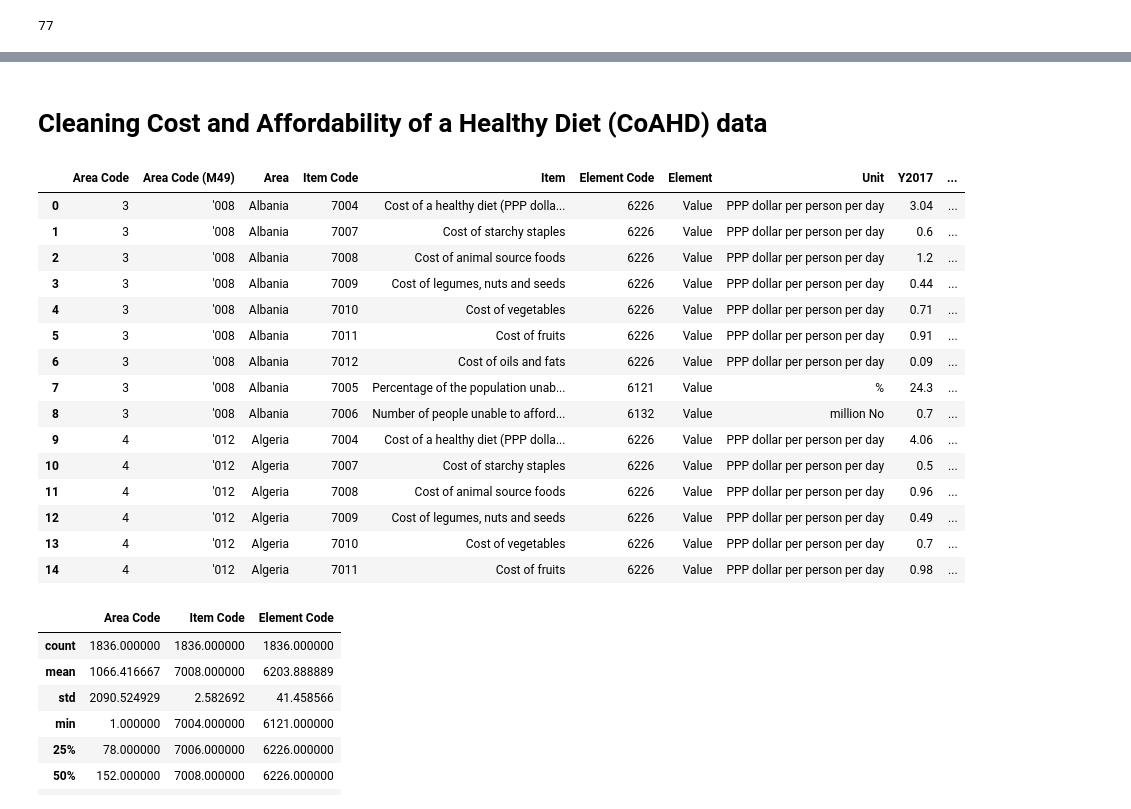
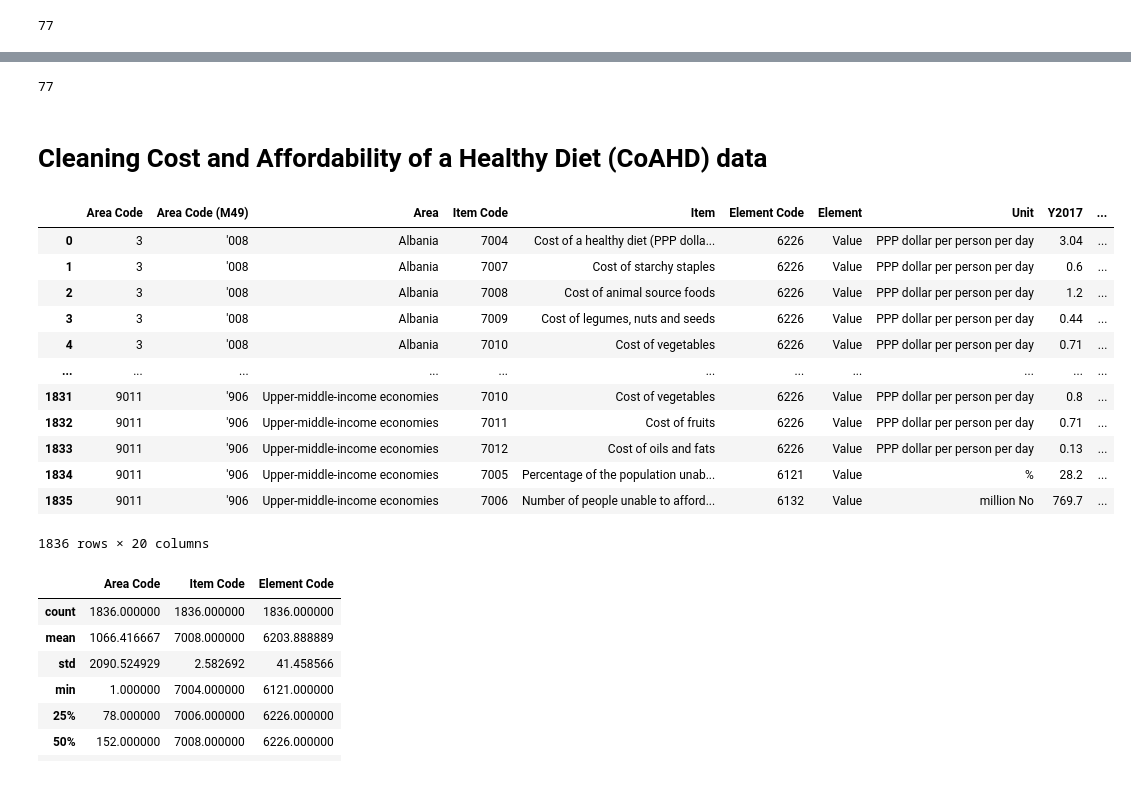
Before and after one commit to janettelau/consumption-patterns, a Jupyter notebook: reading_files_cleaning.ipynb, the cells around one changed output, grey strips where cells are left out. Drawn from its saved outputs; the diff is of its cells as text; code cells hidden in the pictures.

```diff
--- a/reading_files_cleaning.ipynb
+++ b/reading_files_cleaning.ipynb
@@ -325,26 +459,27 @@ average_results_df
+# %%
+global_income_final_df['country'].nunique()
+# %% [output]
+77
 # %% [markdown]
 # Cleaning Cost and Affordability of a Healthy Diet (CoAHD) data
 # %%
 # Show the rows and colomns of each dataframes
 coahd_df # Cost and Affordability of a Healthy Diet (CoAHD)
-coahd_df.head(15)
+coahd_df
 # %% [output]
 |  | Area Code | Area Code (M49) | Area | Item Code | Item | Element Code | Element | Unit | Y2017 | ... |
 | 0 | 3 | '008 | Albania | 7004 | Cost of a healthy diet (PPP dolla... | 6226 | Value | PPP dollar per person per day | 3.04 | ... |
 | 1 | 3 | '008 | Albania | 7007 | Cost of starchy staples | 6226 | Value | PPP dollar per person per day | 0.6 | ... |
 | 2 | 3 | '008 | Albania | 7008 | Cost of animal source foods | 6226 | Value | PPP dollar per person per day | 1.2 | ... |
 | 3 | 3 | '008 | Albania | 7009 | Cost of legumes, nuts and seeds | 6226 | Value | PPP dollar per person per day | 0.44 | ... |
 | 4 | 3 | '008 | Albania | 7010 | Cost of vegetables | 6226 | Value | PPP dollar per person per day | 0.71 | ... |
-| 5 | 3 | '008 | Albania | 7011 | Cost of fruits | 6226 | Value | PPP dollar per person per day | 0.91 | ... |
-| 6 | 3 | '008 | Albania | 7012 | Cost of oils and fats | 6226 | Value | PPP dollar per person per day | 0.09 | ... |
-| 7 | 3 | '008 | Albania | 7005 | Percentage of the population unab... | 6121 | Value | % | 24.3 | ... |
-| 8 | 3 | '008 | Albania | 7006 | Number of people unable to afford... | 6132 | Value | million No | 0.7 | ... |
-| 9 | 4 | '012 | Algeria | 7004 | Cost of a healthy diet (PPP dolla... | 6226 | Value | PPP dollar per person per day | 4.06 | ... |
-| 10 | 4 | '012 | Algeria | 7007 | Cost of starchy staples | 6226 | Value | PPP dollar per person per day | 0.5 | ... |
-| 11 | 4 | '012 | Algeria | 7008 | Cost of animal source foods | 6226 | Value | PPP dollar per person per day | 0.96 | ... |
-| 12 | 4 | '012 | Algeria | 7009 | Cost of legumes, nuts and seeds | 6226 | Value | PPP dollar per person per day | 0.49 | ... |
-| 13 | 4 | '012 | Algeria | 7010 | Cost of vegetables | 6226 | Value | PPP dollar per person per day | 0.7 | ... |
-| 14 | 4 | '012 | Algeria | 7011 | Cost of fruits | 6226 | Value | PPP dollar per person per day | 0.98 | ... |
+| ... | ... | ... | ... | ... | ... | ... | ... | ... | ... | ... |
+| 1831 | 9011 | '906 | Upper-middle-income economies | 7010 | Cost of vegetables | 6226 | Value | PPP dollar per person per day | 0.8 | ... |
+| 1832 | 9011 | '906 | Upper-middle-income economies | 7011 | Cost of fruits | 6226 | Value | PPP dollar per person per day | 0.71 | ... |
+| 1833 | 9011 | '906 | Upper-middle-income economies | 7012 | Cost of oils and fats | 6226 | Value | PPP dollar per person per day | 0.13 | ... |
+| 1834 | 9011 | '906 | Upper-middle-income economies | 7005 | Percentage of the population unab... | 6121 | Value | % | 28.2 | ... |
+| 1835 | 9011 | '906 | Upper-middle-income economies | 7006 | Number of people unable to afford... | 6132 | Value | million No | 769.7 | ... |
+1836 rows × 20 columns
 # %%
 coahd_df.describe()
 # %% [output]
```
Also changed, not shown: parts of 49 cells of this notebook, 2 other files.
